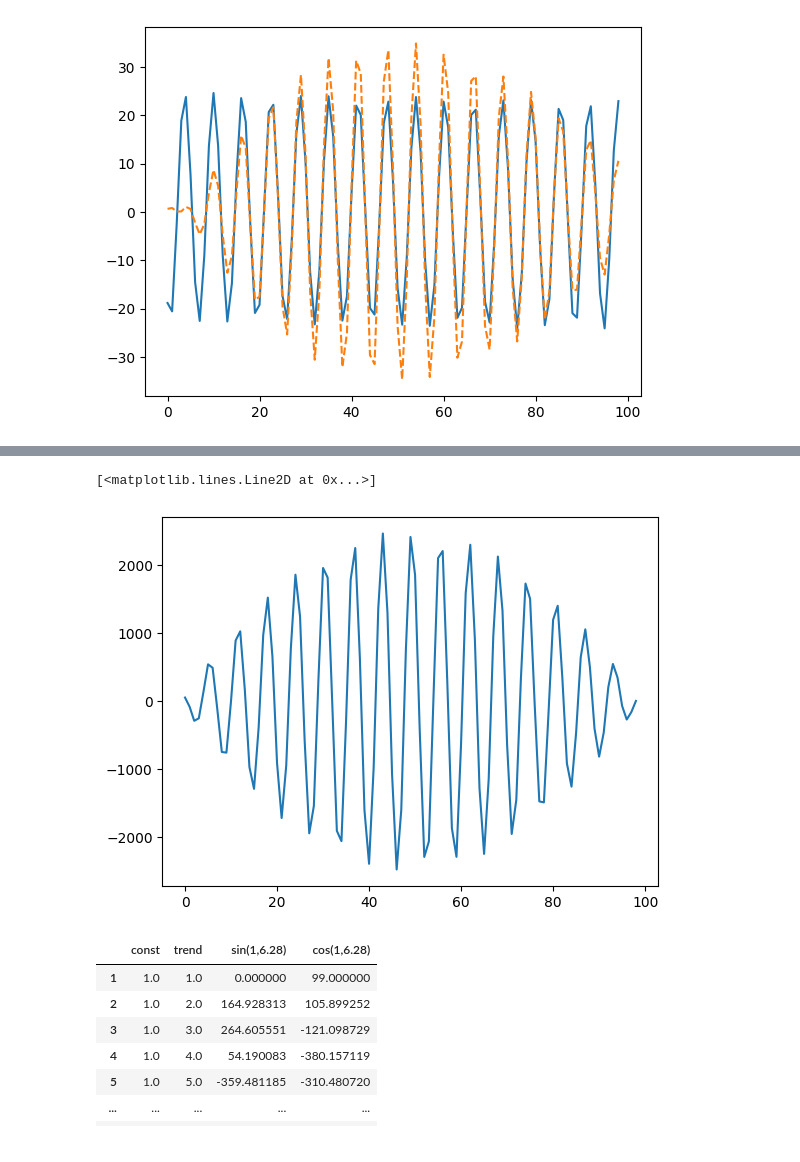
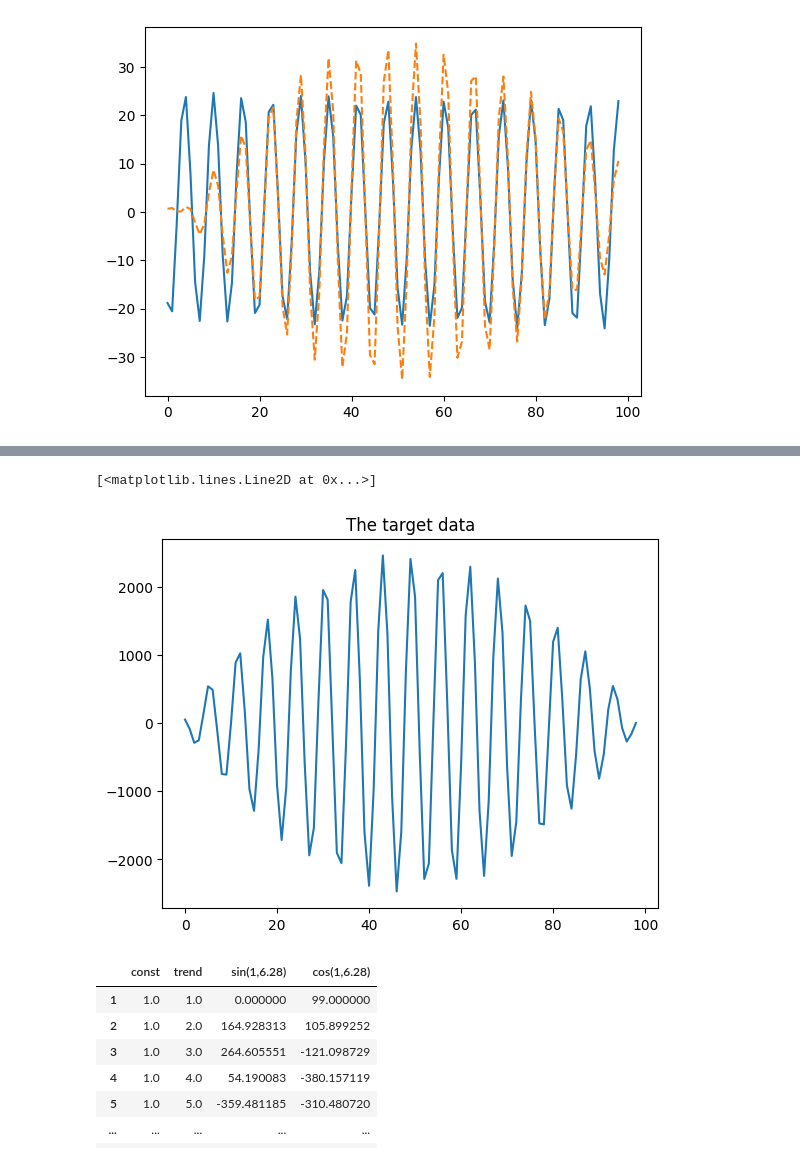
Before and after one commit to CaioMaxximus/Exploring-Different-Curves-with-Linear-Regression, a Jupyter notebook: creating-diferent-curves-with-linear-regression.ipynb, the cells around one changed output, grey strips where cells are left out. Cells and saved outputs as stored; diff of their text form; code cells hidden in the pictures.

```diff
--- a/creating-diferent-curves-with-linear-regression.ipynb
+++ b/creating-diferent-curves-with-linear-regression.ipynb
@@ -427,6 +432,7 @@ plt.plot( train_data ** 2 * -1 +  100* train_data)
 # %%
+plt.title("The target data")
 plt.plot(np.cos(train_data) *  (-train_data ** 2 + (100 * train_data) ))
 # %% [output]
 [<matplotlib.lines.Line2D at 0x...>]
-[figure, old version]
+[figure, new version]
 # %%
```
Also changed, not shown: parts of 20 cells of this notebook.
